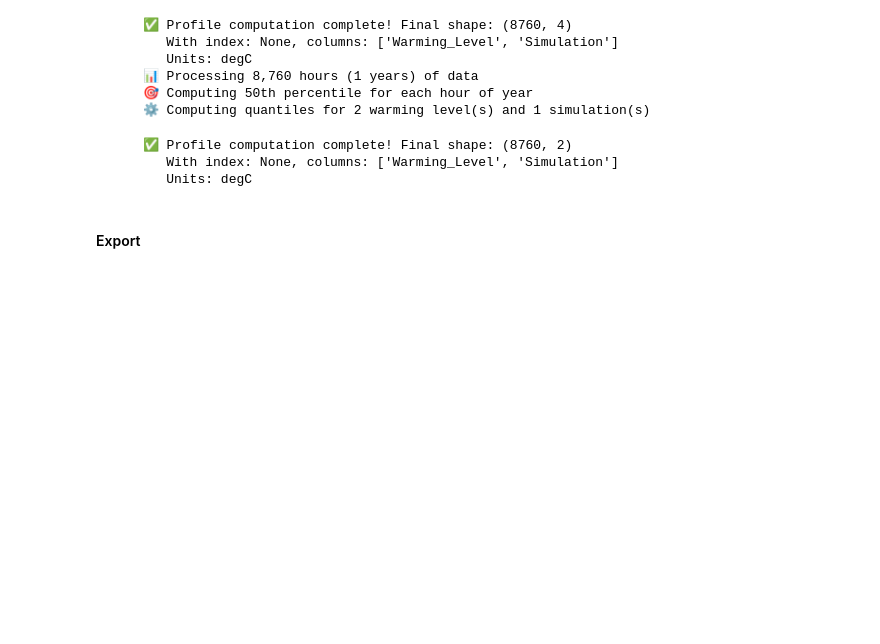
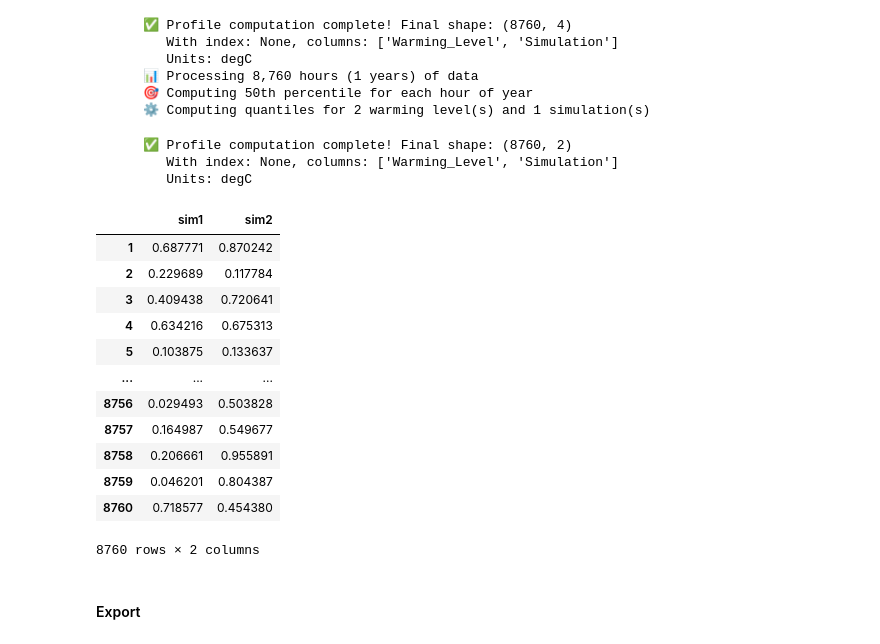
Before and after one commit to cal-adapt/climakitae, a Jupyter notebook: DEV_sy_export.ipynb, the cells around one changed output. Drawn from its saved outputs; the diff is of its cells as text; code cells hidden in the pictures; blank space fills up the shorter version.

```diff
--- a/DEV_sy_export.ipynb
+++ b/DEV_sy_export.ipynb
@@ -1035,6 +1035,22 @@ test_multi_wl = test_compute_profile(multi_wl_data, q=0.5)
       ✅ Profile computation complete! Final shape: (8760, 2)
          With index: None, columns: ['Warming_Level', 'Simulation']
          Units: degC
+# %%
+test_multi_sim
+# %% [output]
+|  | sim1 | sim2 |
+| 1 | 0.687771 | 0.870242 |
+| 2 | 0.229689 | 0.117784 |
+| 3 | 0.409438 | 0.720641 |
+| 4 | 0.634216 | 0.675313 |
+| 5 | 0.103875 | 0.133637 |
+| ... | ... | ... |
+| 8756 | 0.029493 | 0.503828 |
+| 8757 | 0.164987 | 0.549677 |
+| 8758 | 0.206661 | 0.955891 |
+| 8759 | 0.046201 | 0.804387 |
+| 8760 | 0.718577 | 0.454380 |
+8760 rows × 2 columns
 # %% [markdown]
 #### Export
 # %%
```
Also changed, not shown: parts of 28 cells of this notebook, 1 other file.
